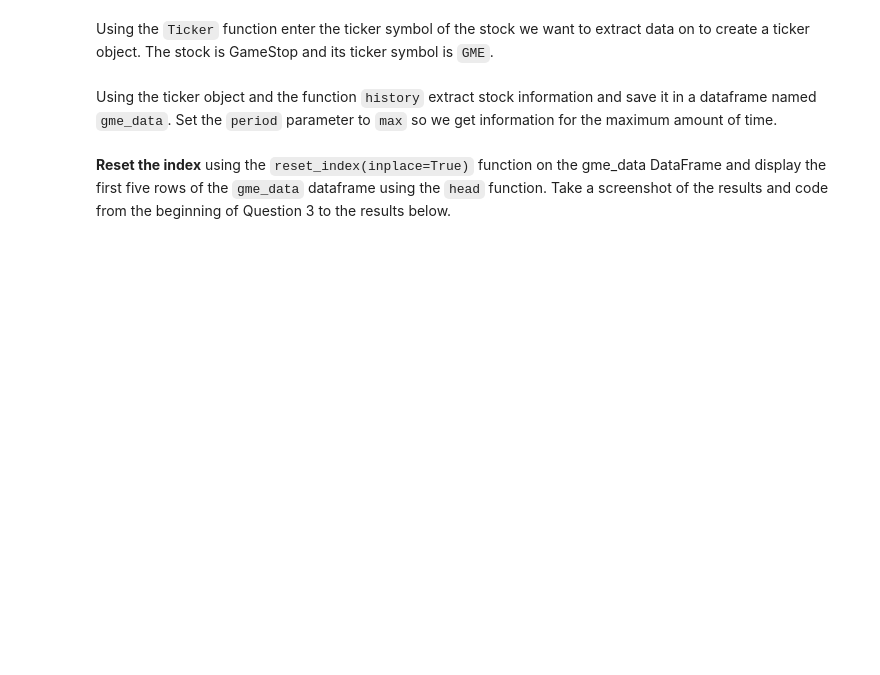
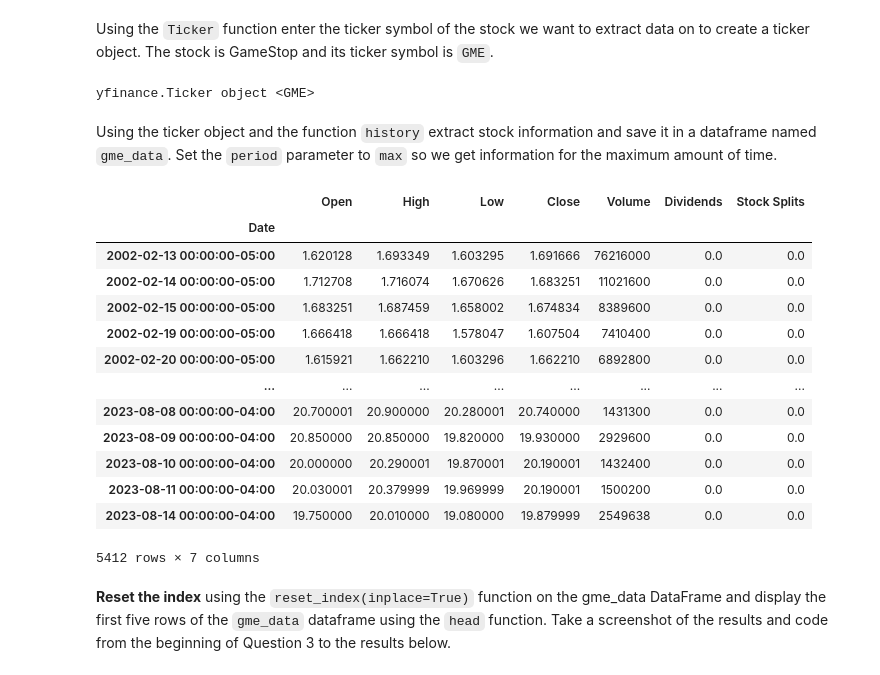
Before and after one commit to EIDSTER/coursera, a Jupyter notebook: Final Assignment.ipynb, the cells around one changed output. Cells and saved outputs as stored; diff of their text form; code cells hidden in the pictures; blank space fills up the shorter version.

```diff
--- a/Final Assignment.ipynb
+++ b/Final Assignment.ipynb
@@ -248,7 +248,32 @@ tesla_revenue.tail()
 ## Question 3: Use yfinance to Extract Stock Data
 # %% [markdown]
 Using the `Ticker` function enter the ticker symbol of the stock we want to extract data on to create a ticker object. The stock is GameStop and its ticker symbol is `GME`.
+# %%
+ticker = yf.Ticker('GME')
+
+ticker
+# %% [output]
+yfinance.Ticker object <GME>
 # %% [markdown]
 Using the ticker object and the function `history` extract stock information and save it in a dataframe named `gme_data`. Set the `period` parameter to `max` so we get information for the maximum amount of time.
+# %%
+gme_data = ticker.history(period='max')
+
+gme_data
+# %% [output]
+|  | Open | High | Low | Close | Volume | Dividends | Stock Splits |
+| Date |  |  |  |  |  |  |  |
+| 2002-02-13 00:00:00-05:00 | 1.620128 | 1.693349 | 1.603295 | 1.691666 | 76216000 | 0.0 | 0.0 |
+| 2002-02-14 00:00:00-05:00 | 1.712708 | 1.716074 | 1.670626 | 1.683251 | 11021600 | 0.0 | 0.0 |
+| 2002-02-15 00:00:00-05:00 | 1.683251 | 1.687459 | 1.658002 | 1.674834 | 8389600 | 0.0 | 0.0 |
+| 2002-02-19 00:00:00-05:00 | 1.666418 | 1.666418 | 1.578047 | 1.607504 | 7410400 | 0.0 | 0.0 |
+| 2002-02-20 00:00:00-05:00 | 1.615921 | 1.662210 | 1.603296 | 1.662210 | 6892800 | 0.0 | 0.0 |
+| ... | ... | ... | ... | ... | ... | ... | ... |
+| 2023-08-08 00:00:00-04:00 | 20.700001 | 20.900000 | 20.280001 | 20.740000 | 1431300 | 0.0 | 0.0 |
+| 2023-08-09 00:00:00-04:00 | 20.850000 | 20.850000 | 19.820000 | 19.930000 | 2929600 | 0.0 | 0.0 |
+| 2023-08-10 00:00:00-04:00 | 20.000000 | 20.290001 | 19.870001 | 20.190001 | 1432400 | 0.0 | 0.0 |
+| 2023-08-11 00:00:00-04:00 | 20.030001 | 20.379999 | 19.969999 | 20.190001 | 1500200 | 0.0 | 0.0 |
+| 2023-08-14 00:00:00-04:00 | 19.750000 | 20.010000 | 19.080000 | 19.879999 | 2549638 | 0.0 | 0.0 |
+5412 rows × 7 columns
 # %% [markdown]
 **Reset the index** using the `reset_index(inplace=True)` function on the gme_data DataFrame and display the first five rows of the `gme_data` dataframe using the `head` function. Take a screenshot of the results and code from the beginning of Question 3 to the results below.
```
Also changed, not shown: parts of 7 cells of this notebook.
